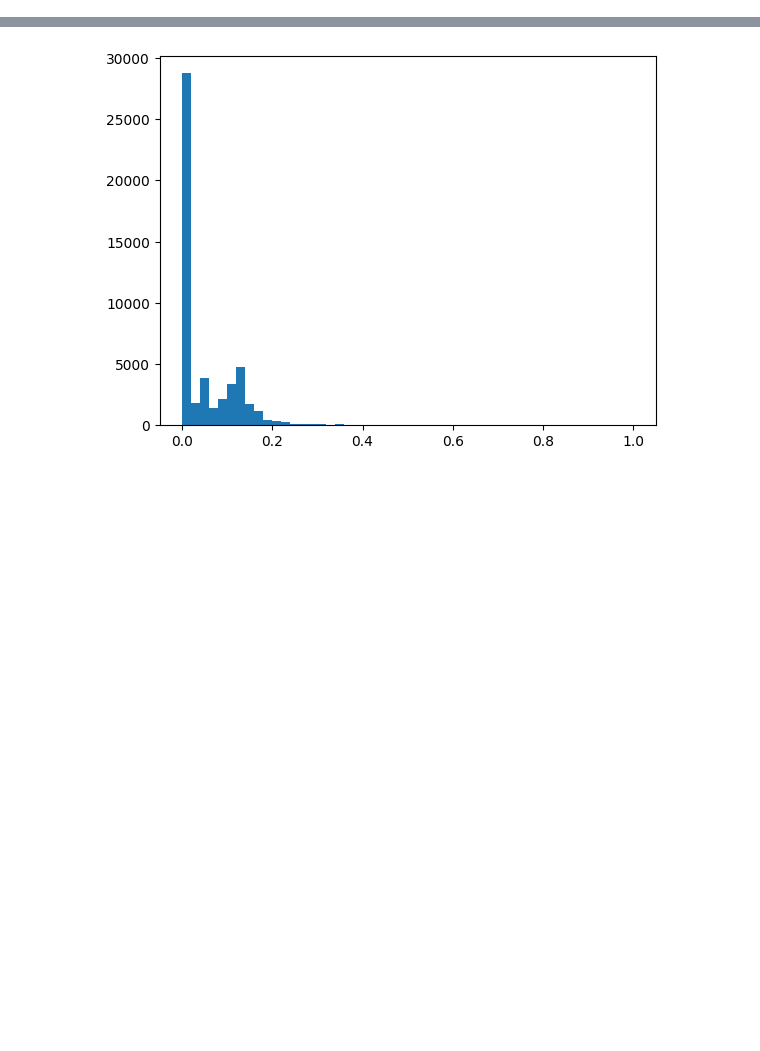
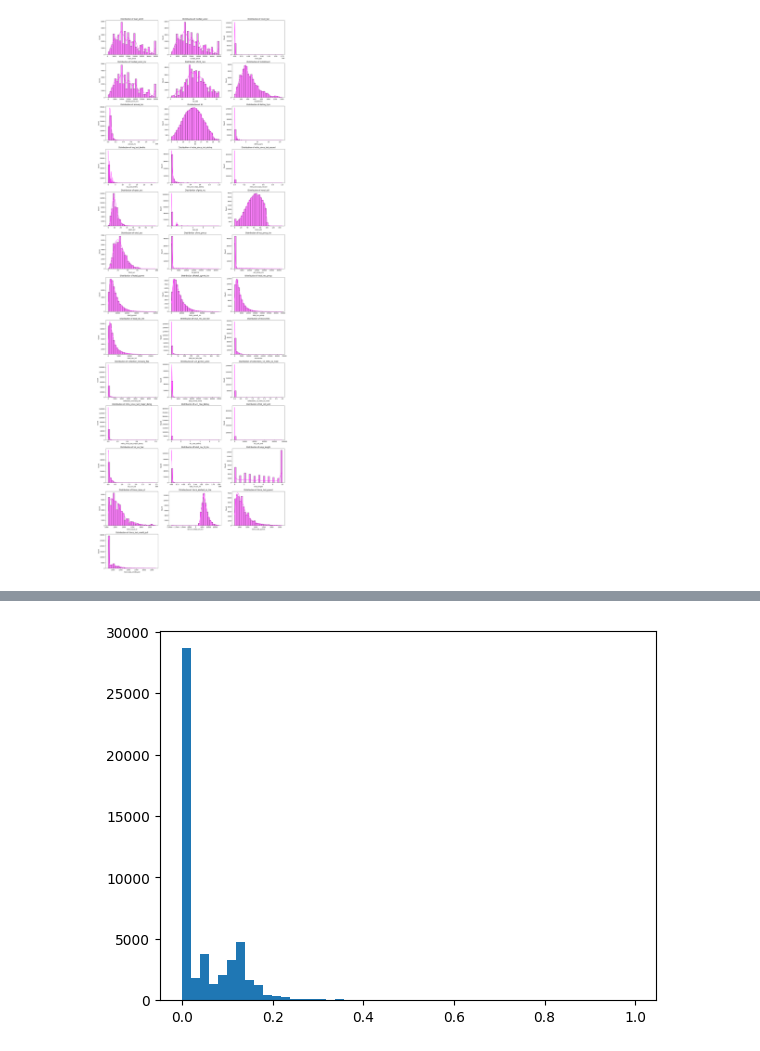
Before and after one commit to MYOUSSF/CreditRisk, a Jupyter notebook: Loss_Given_Default_Modelling.ipynb, the cells around one changed output, grey strips where cells are left out. Saved outputs shown, nothing was run; the diff lists cells and outputs as text; code cells hidden in the pictures; blank space fills up the shorter version.

```diff
--- a/Loss_Given_Default_Modelling.ipynb
+++ b/Loss_Given_Default_Modelling.ipynb
@@ -44,0 +77,19 @@ df.head(5)
+# %%
+def plot_feature_distributions(df, features, n_cols=2):
+    n_features = len(features)
+    n_rows = int(np.ceil(n_features / n_cols))
+
+    plt.figure(figsize=(n_cols * 6, n_rows * 4))
+
+    for i, col in enumerate(features):
+        plt.subplot(n_rows, n_cols, i + 1)
+        sns.histplot(df[col], kde=True, bins=30)
+        plt.title(f'Distribution of {col}')
+
+    plt.tight_layout()
+    plt.show()
+
+numerical = df.select_dtypes('float').columns.values
+plot_feature_distributions(df, numerical, n_cols=3)
+# %% [output]
+[figure, added]
```
Also changed, not shown: parts of 56 cells of this notebook.
